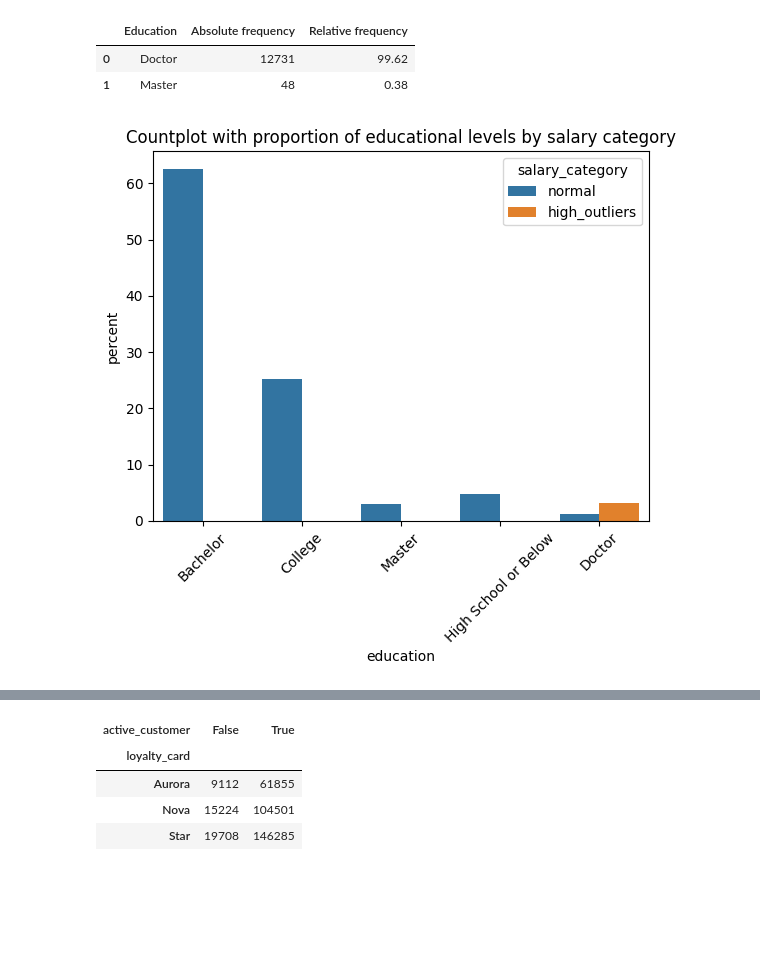
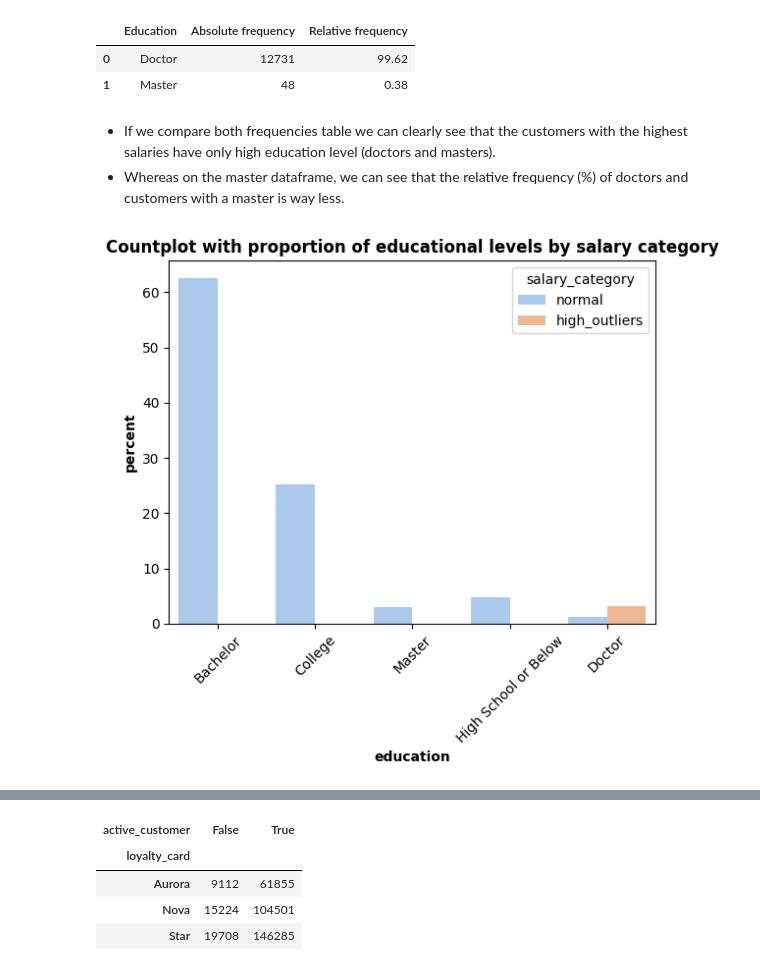
Before and after one commit to Adalab/bda-modulo-3-evaluacion-final-eva5ferrer, a Jupyter notebook: phase-2-statistical-analysis.ipynb, the cells around one changed output, grey strips where cells are left out. Saved outputs shown, nothing was run; the diff lists cells and outputs as text; code cells hidden in the pictures; blank space fills up the shorter version.

```diff
--- a/phase-2-statistical-analysis.ipynb
+++ b/phase-2-statistical-analysis.ipynb
@@ -105,7 +93,7 @@ sns.histplot(data=df_customers, x= "salary", bins=25, color ="green",ax=axes[0],
 axes[0].axvline(mean_salary, color = "orange", linestyle = "-", linewidth = 2, label = f"Mean: {mean_salary}")
 axes[0].axvline(median_salary, color = "red", linestyle = "-", linewidth = 2, label = f"Median: {median_salary}")
 axes[0].legend()
-axes[0].set_title("Histogram with customers' salary data")
+axes[0].set_title("Customers' salary distribution")
 
 # Boxplot
 sns.boxplot(data=df_customers, x= "salary", color ="green",ax=axes[1])
@@ -113,7 +101,8 @@ axes[1].axvline(mean_salary, color = "orange", linestyle = "-", linewidth = 2, l
 axes[1].axvline(median_salary, color = "red", linestyle = "-", linewidth = 2, label = f"Median: {median_salary}")
 axes[1].set_title("Boxplot with customers' salary data");
 axes[1].legend()
-
+plt.rcParams['axes.titleweight'] = 'bold'
+plt.rcParams['axes.labelweight'] = 'bold'
 plt.tight_layout()
 plt.show();
 # %% [output]
@@ -183,7 +176,8 @@ axes[1].axvline(mean_distance, color = "orange", linestyle = "-", linewidth = 2,
 axes[1].axvline(median_distance, color = "red", linestyle = "-", linewidth = 2, label = f"Median: {median_distance}")
 axes[1].set_title("Boxplot with flights distance data");
 axes[1].legend()
-
+plt.rcParams['axes.titleweight'] = 'bold'
+plt.rcParams['axes.labelweight'] = 'bold'
 plt.tight_layout()
 plt.show();
 # %% [output]
@@ -368,0 +399,26 @@ plt.title("Scatter plot of total flights and points_accumulated"); #We can also
+# %%
+fig, axes = plt.subplots(nrows=2, ncols=2, figsize=(20, 10))
+# Pints_redeeemed and dollar_cost_points_redeemed
+sns.scatterplot(data=df_master, x="points_accumulated", y="distance",ax=axes[0,0])
+axes[0,0].legend()
+axes[0,0].set_title("Scatter plot of points accumulated and distance")
+
+# total flights and distance
+sns.scatterplot(data=df_master, x="total_flights", y="distance",ax=axes[0,1])
+axes[0,1].legend()
+axes[0,1].set_title("Scatter plot of total flights and distance")
+
+# points accumulated and distance
+sns.scatterplot(data=df_master, x="points_redeemed", y="dollar_cost_points_redeemed",ax=axes[1,0])
+axes[1,0].legend()
+axes[1,0].set_title("Scatter plot of points redeemed and dollar cost")
+
+# Flights booked with total flights
+sns.scatterplot(data=df_master, x="flights_booked", y="total_flights",ax=axes[1,1])
+axes[1,1].legend()
+axes[1,1].set_title("Scatter plot of flights booked with total flights")
+
+plt.rcParams['axes.titleweight'] = 'bold'
+plt.rcParams['axes.labelweight'] = 'bold'
+plt.tight_layout()
+plt.show();
@@ -466,7 +527,10 @@ Frequencies table from the data frame with high salaries only:
+# %% [markdown]
+- If we compare both frequencies table we can clearly see that the customers with the highest salaries have only high education level (doctors and masters).
+- Whereas on the master dataframe, we can see that the relative frequency (%) of doctors and customers with a master is way less.
 # %%
-sns.countplot(data=df_master, x= "education", stat="percent", hue = "salary_category")
+sns.countplot(data=df_master, x= "education", stat="percent", hue = "salary_category", palette="pastel")
 plt.title("Countplot with proportion of educational levels by salary category")
 plt.xticks(rotation=45);
 # %% [output]
-[figure, old version]
+[figure, new version]
 # %%
```
Also changed, not shown: parts of 55 cells of this notebook, 6 other files.
